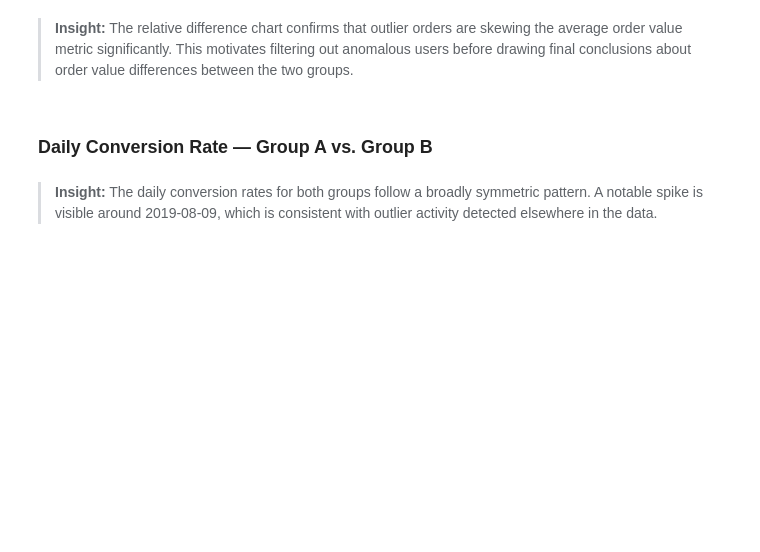
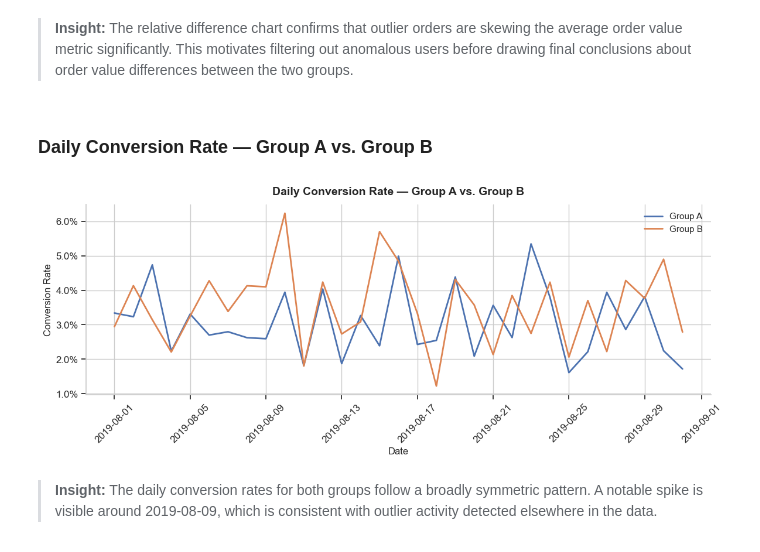
Before and after one commit to Marcusprog/Personal-Projects, a Jupyter notebook: Sprint 9/Decisões_de_negócios_2.ipynb, the cells around one changed output. Saved outputs shown, nothing was run; the diff lists cells and outputs as text; code cells hidden in the pictures; blank space fills up the shorter version.

Commit message:
chore: run all notebooks — add generated outputs and charts
Co-Authored-By: Claude Sonnet 4.6 <noreply@anthropic.com>

```diff
--- a/Sprint 9/Decisões_de_negócios_2.ipynb
+++ b/Sprint 9/Decisões_de_negócios_2.ipynb
@@ -382,36 +560,30 @@ plt.show()
 # %% [markdown]
 ### Daily Conversion Rate — Group A vs. Group B
 # %%
-visits_per_day  = df_visits.groupby(['date', 'group']).agg({'visits': 'sum'})
-orders_per_day  = df_orders.groupby(['date', 'group']).agg(
-    {'transactionid': 'nunique'}
-).reset_index()
+visits_per_day = df_visits.groupby(['date', 'group']).agg({'visits': 'sum'}).reset_index()
+orders_per_day = df_orders.groupby(['date', 'group']).agg({'transactionid': 'nunique'}).reset_index()
 
-dailyConversion = pd.merge(visits_per_day, orders_per_day,
-                           on=['date', 'group'], how='left')
+dailyConversion = pd.merge(visits_per_day, orders_per_day, on=['date', 'group'], how='left')
 dailyConversion['transactionid'] = dailyConversion['transactionid'].fillna(0)
-dailyConversion['conversion'] = (
-    dailyConversion['transactionid'] / dailyConversion['visits']
-)
+dailyConversion['conversion'] = dailyConversion['transactionid'] / dailyConversion['visits']
 
-cumulativeDataA = dailyConversion[dailyConversion['group'] == 'A']
-cumulativeDataB = dailyConversion[dailyConversion['group'] == 'B']
+cumulativeDataA = dailyConversion[dailyConversion['group'] == 'A'].reset_index(drop=True)
+cumulativeDataB = dailyConversion[dailyConversion['group'] == 'B'].reset_index(drop=True)
 
 fig, ax = plt.subplots(figsize=(12, 5))
-ax.plot(cumulativeDataA.index.get_level_values('date'),
-        cumulativeDataA['conversion'], label='Group A', color=BLUE, linewidth=2)
-ax.plot(cumulativeDataB.index.get_level_values('date'),
-        cumulativeDataB['conversion'], label='Group B', color=ORANGE, linewidth=2)
-ax.set_title('Daily Conversion Rate — Group A vs. Group B',
-             fontsize=14, fontweight='bold', pad=12)
+ax.plot(cumulativeDataA['date'], cumulativeDataA['conversion'], label='Group A', color=BLUE, linewidth=2)
+ax.plot(cumulativeDataB['date'], cumulativeDataB['conversion'], label='Group B', color=ORANGE, linewidth=2)
+ax.set_title('Daily Conversion Rate — Group A vs. Group B', fontsize=14, fontweight='bold', pad=12)
 ax.set_xlabel('Date', fontsize=12)
 ax.set_ylabel('Conversion Rate', fontsize=12)
 ax.yaxis.set_major_formatter(mticker.FuncFormatter(lambda x, _: f'{x:.1%}'))
 ax.tick_params(axis='x', rotation=45)
 ax.legend(fontsize=11)
 sns.despine()
 plt.tight_layout()
 plt.show()
+# %% [output]
+[figure, added]
 # %% [markdown]
 > **Insight:** The daily conversion rates for both groups follow a broadly symmetric pattern. A notable spike is visible around 2019-08-09, which is consistent with outlier activity detected elsewhere in the data.
 # %% [markdown]
```
Also changed, not shown: parts of 36 cells of this notebook, 8 other files.
